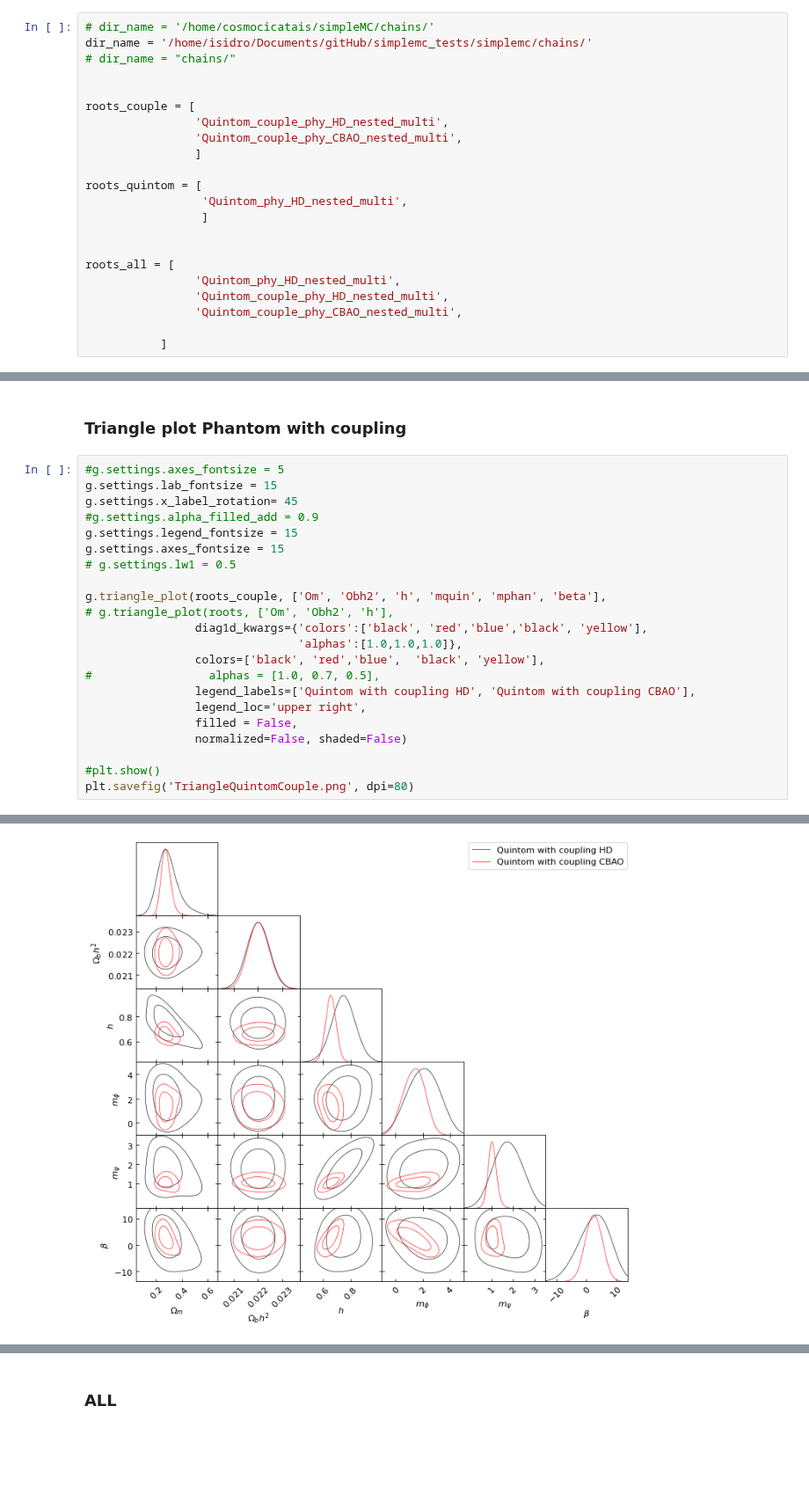
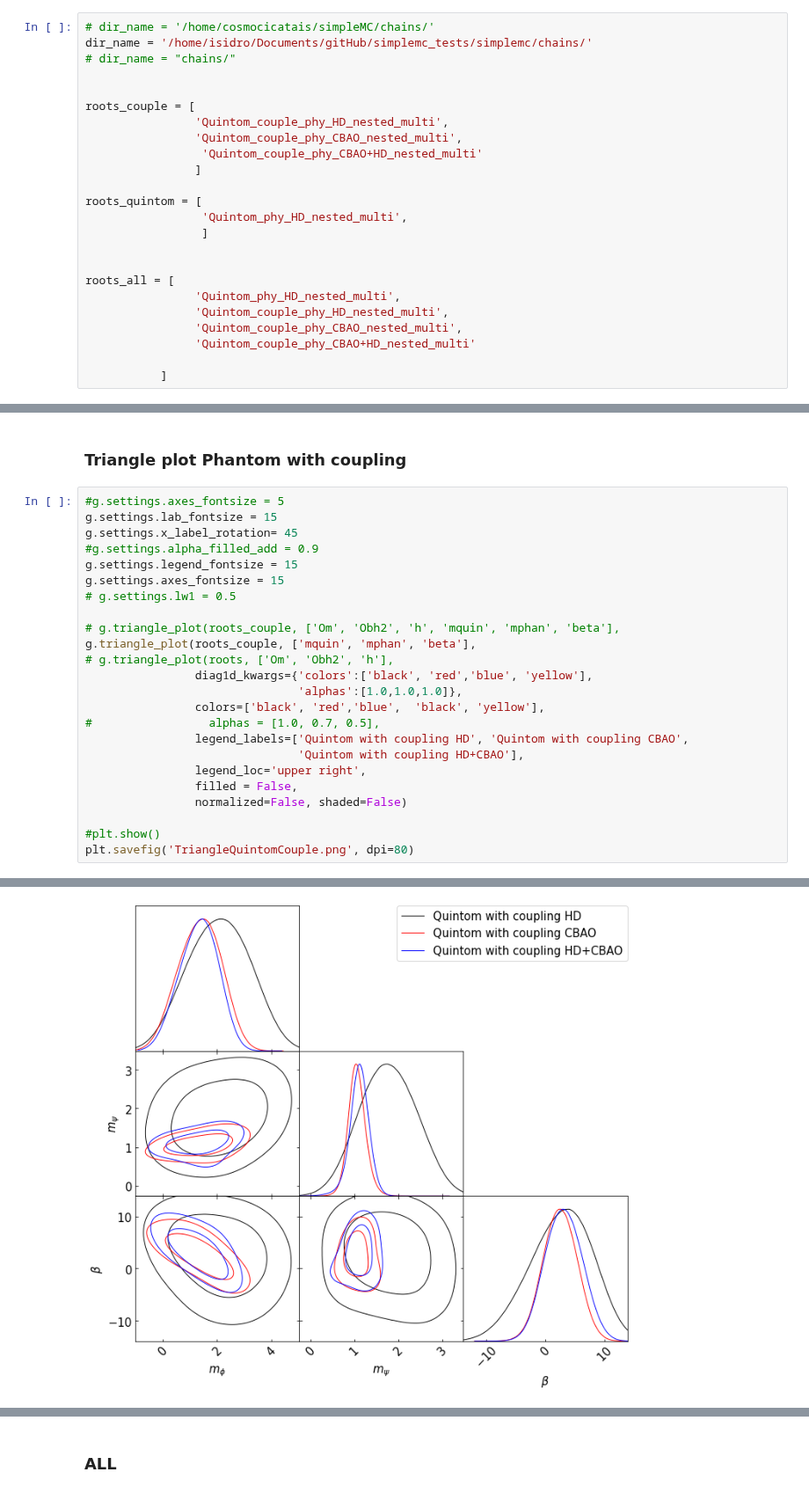
Before and after one commit to igomezv/simplemc_tests, a Jupyter notebook: getdist_Quintom.ipynb, the cells around one changed output, grey strips where cells are left out. Shown at 88% size. Cells and saved outputs as stored; diff of their text form; blank space fills up the shorter version.

```diff
--- a/getdist_Quintom.ipynb
+++ b/getdist_Quintom.ipynb
@@ -22,6 +22,7 @@ dir_name = '/home/isidro/Documents/gitHub/simplemc_tests/simplemc/chains/'
 roots_couple = [
                 'Quintom_couple_phy_HD_nested_multi',
                 'Quintom_couple_phy_CBAO_nested_multi',
+                 'Quintom_couple_phy_CBAO+HD_nested_multi'
                 ]
 
 roots_quintom = [
@@ -33,6 +34,7 @@ roots_all = [
                 'Quintom_phy_HD_nested_multi',
                 'Quintom_couple_phy_HD_nested_multi',
                 'Quintom_couple_phy_CBAO_nested_multi',
+                'Quintom_couple_phy_CBAO+HD_nested_multi'
 
            ]
 # %%
@@ -54,13 +56,15 @@ g.settings.legend_fontsize = 15
 g.settings.axes_fontsize = 15
 # g.settings.lw1 = 0.5
 
-g.triangle_plot(roots_couple, ['Om', 'Obh2', 'h', 'mquin', 'mphan', 'beta'],
+# g.triangle_plot(roots_couple, ['Om', 'Obh2', 'h', 'mquin', 'mphan', 'beta'],
+g.triangle_plot(roots_couple, ['mquin', 'mphan', 'beta'],
 # g.triangle_plot(roots, ['Om', 'Obh2', 'h'],
-                diag1d_kwargs={'colors':['black', 'red','blue','black', 'yellow'],
+                diag1d_kwargs={'colors':['black', 'red','blue', 'yellow'],
                                'alphas':[1.0,1.0,1.0]},
                 colors=['black', 'red','blue',  'black', 'yellow'],
 #                 alphas = [1.0, 0.7, 0.5],
-                legend_labels=['Quintom with coupling HD', 'Quintom with coupling CBAO'],
+                legend_labels=['Quintom with coupling HD', 'Quintom with coupling CBAO',
+                               'Quintom with coupling HD+CBAO'],
                 legend_loc='upper right',
                 filled = False,
                 normalized=False, shaded=False)
@@ -71,4 +78,4 @@ plt.savefig('TriangleQuintomCouple.png', dpi=80)
-[figure, old version]
+[figure, new version]
 # %%
 plt.figure(figsize=(10, 10), dpi=100)
 
```
Also changed, not shown: parts of 4 cells of this notebook.
